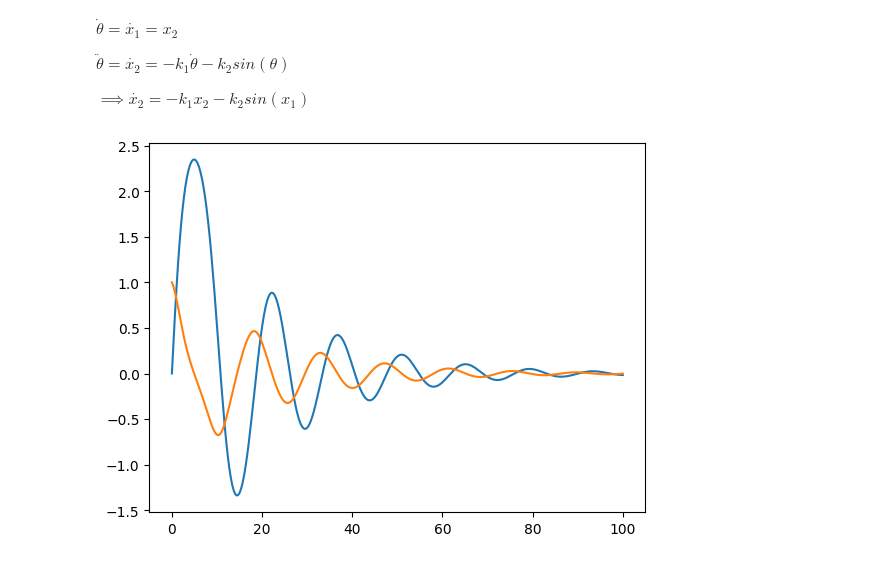
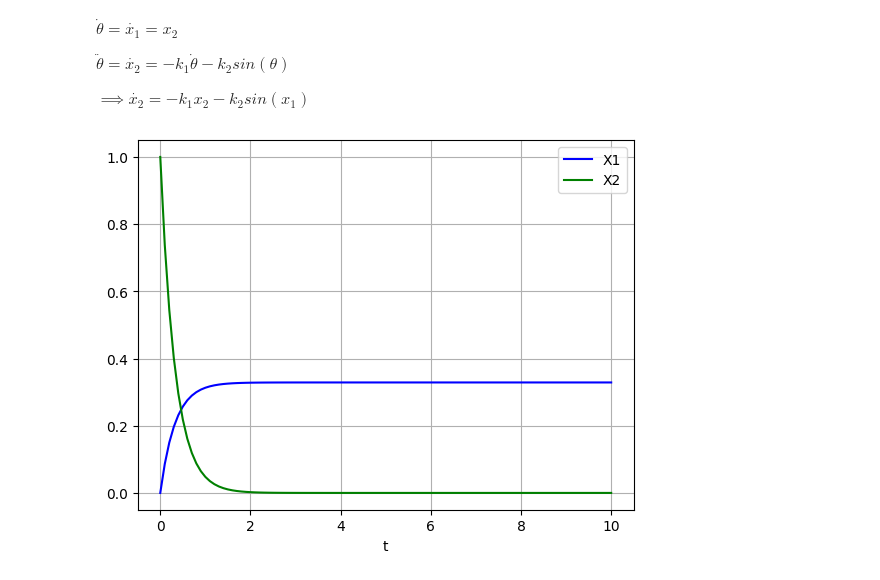
Before and after one commit to gellison321/physics, a Jupyter notebook: diffyq.ipynb, the cells around one changed output. Saved outputs shown, nothing was run; the diff lists cells and outputs as text; code cells hidden in the pictures.

```diff
--- a/diffyq.ipynb
+++ b/diffyq.ipynb
@@ -38,19 +42,26 @@ $\dot{\theta} = \dot{x_{1}} = x_{2}$
 $\ddot{\theta} = \dot{x_{2}} = -k_{1}\dot{\theta} - k_{2}sin(\theta)$
 
 $\implies \dot{x_{2}} = -k_{1}x_{2} - k_{2}sin(x_{1})$
-# %%
-def rhs(x, t, k1, k2):
-    dxdt = [x[1], -k1*x[1] -k2*np.sin(x[0])]
-    return dxdt
-
-x0 = [0,1]
-t = np.linspace(0, 100, 300)
-k1 = 0.1
-k2 = 0.2
-# %%
-solution = odeint(rhs, x0, t, args=(k1, k2))
-
-plt.plot(t, solution[:,0], label='x1')
-plt.plot(t, solution[:,1], label='x2');
-# %% [output]
-[figure, removed]
+# %%
+# Definiing the gradient of the system
+def rhs(X, t, K):
+    dxdt = [X[1], -K[0]*X[1] -K[1]*np.sin(X[0])]
+    return dxdt
+
+
+# Establishing initial conditions, time dimension, and constants
+X = [0,1]
+t = np.linspace(0, 10, 101)
+K = [np.pi-0.1, 0.0]
+
+# Solving the ODE
+sol = odeint(rhs, X, t, args=(K,))
+
+plt.plot(t, sol[:, 0], 'b', label='X1')
+plt.plot(t, sol[:, 1], 'g', label='X2')
+plt.legend(loc='best')
+plt.xlabel('t')
+plt.grid()
+plt.show()
+# %% [output]
+[figure, added]
```
Also changed, not shown: parts of 10 cells of this notebook, 1 other file.
